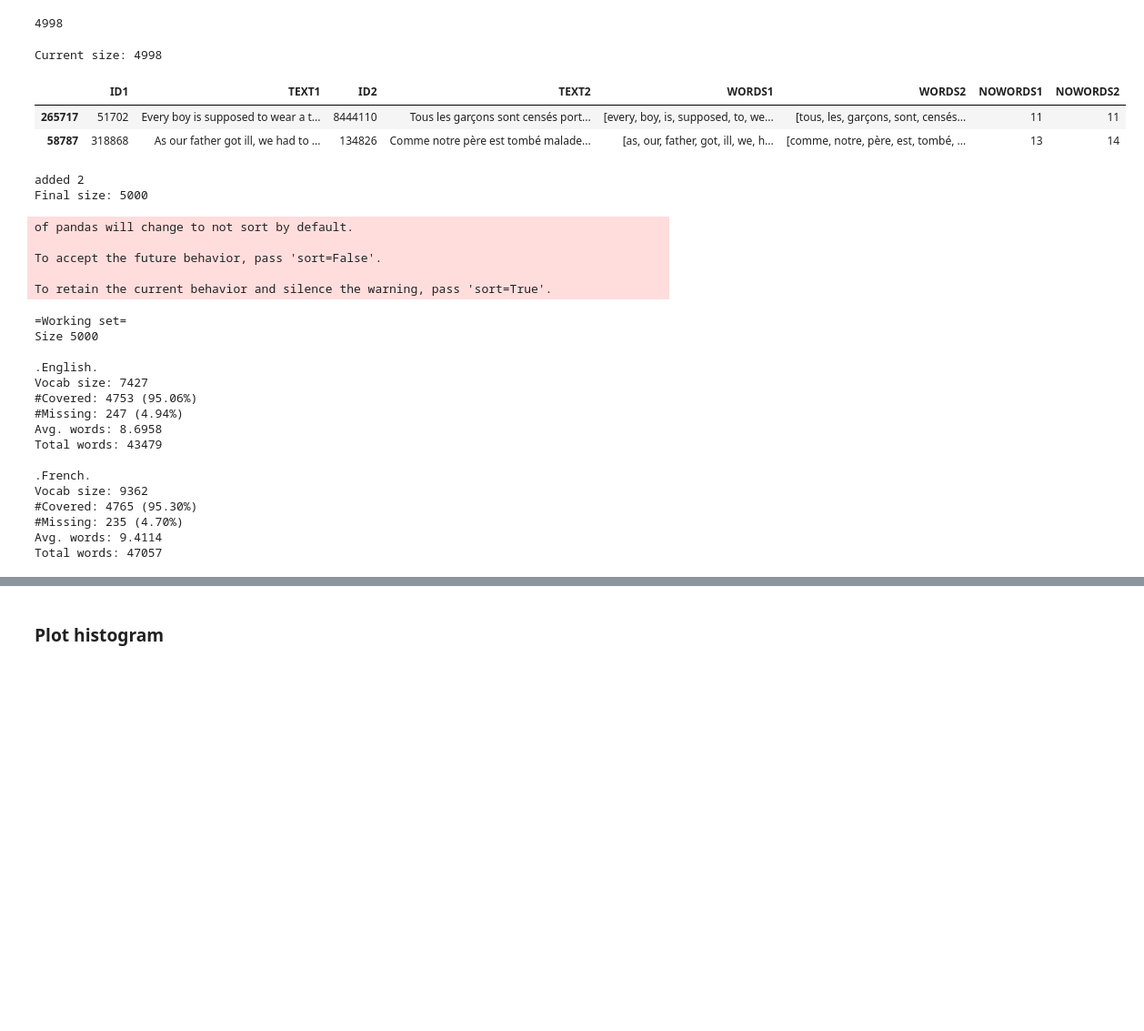
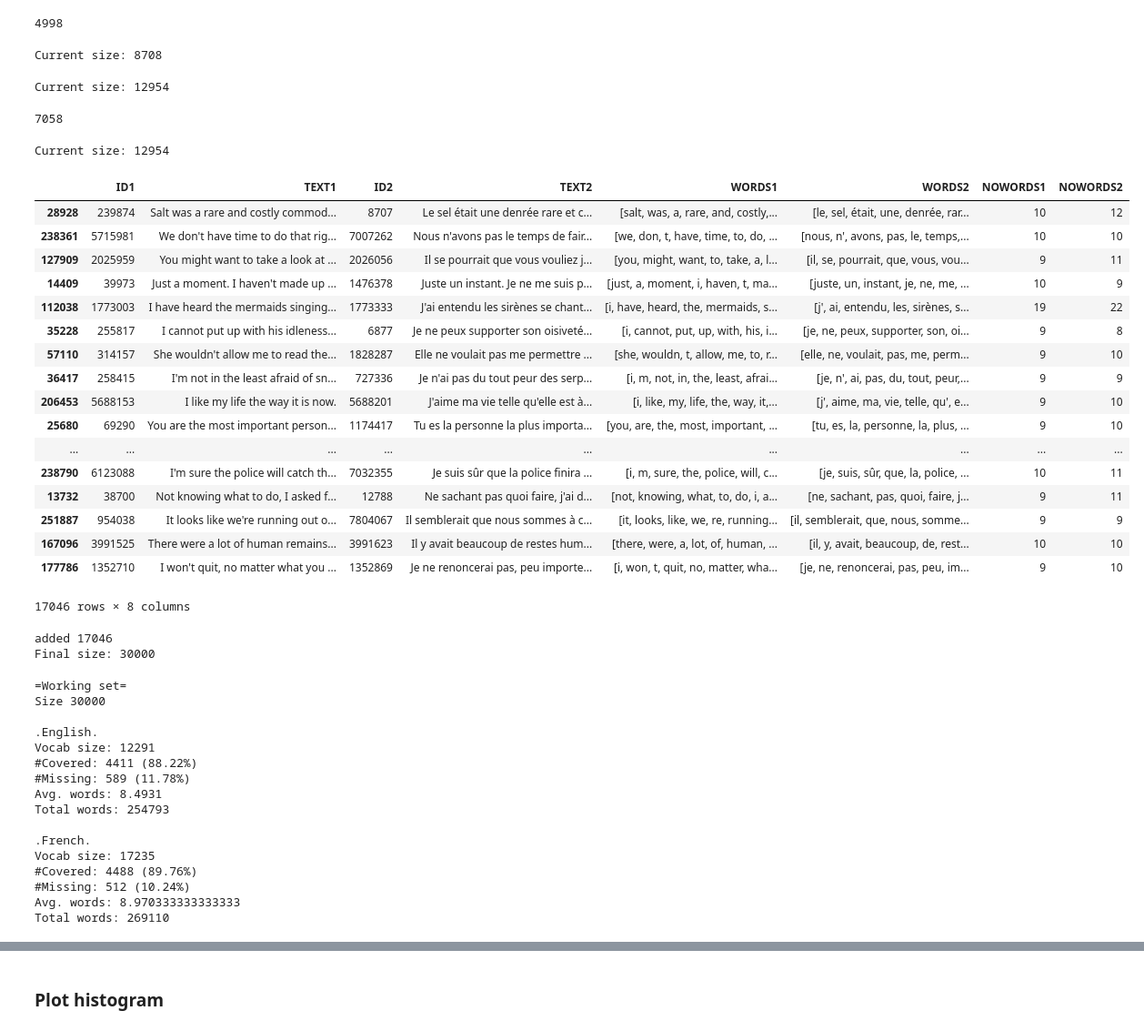
Before and after one commit to alpoktem/corepus-gen, a Jupyter notebook: corpus-generator-v2.ipynb, the cells around one changed output, grey strips where cells are left out. Shown at 91% size. Cells and saved outputs as stored; diff of their text form; code cells hidden in the pictures; blank space fills up the shorter version.

```diff
--- a/corpus-generator-v2.ipynb
+++ b/corpus-generator-v2.ipynb
@@ -314,7 +314,7 @@ stopWords_en = set(stopwords.words('english'))
 stopWords_fr = set(stopwords.words('french'))
 tqdm.pandas()
 # %%
-set_size_to_reach = 5000
+set_size_to_reach = 30000
 # %%
 # Choose universal set to pick from
 universal = enfr.copy()
@@ -347,7 +350,7 @@ print(len(working_set))
 # %%
 # Fill-in with vocabulary coverage (English)
 for w in tqdm(opus_vocab_en["WORD"]):
-    if w not in stopWords_en and w not in working_vocab_en:
+    if w not in stopWords_en:# and w not in working_vocab_en:
         #find sentences containing the word
         m = bigset["WORDS1"].apply(lambda x:w in x)
 
@@ -377,10 +380,12 @@ for w in tqdm(opus_vocab_en["WORD"]):
             couldnt_find_word_en.append(w)
 
 print("Current size:", len(working_set))
+# %% [output]
+Current size: 8708
 # %%
 # Fill-in with vocabulary coverage (French)
 for w in tqdm(opus_vocab_fr["WORD"]):
-    if w not in stopWords_fr and w not in working_vocab_fr:
+    if w not in stopWords_fr:# and w not in working_vocab_fr:
         #find sentences containing the word
         m = bigset["WORDS2"].apply(lambda x:w in x)
 
@@ -408,25 +413,46 @@ for w in tqdm(opus_vocab_fr["WORD"]):
             couldnt_find_word_fr.append(w)
 
 print("Current size:", len(working_set))
+# %% [output]
+Current size: 12954
+# %%
+len(fillin_sample)
+# %% [output]
+7058
 # %%
 #fill in random (long) sentences
 print("Current size:", len(working_set))
 
-fillin_sample = bigset[bigset["NOWORDS1"] > 10]
+fillin_sample = bigset[bigset["NOWORDS1"] > 8]
 
 fillin_sample = fillin_sample.loc[fillin_sample.index.difference(working_set.index)]
 duplicated = list(working_set[working_set["ID1"].isin(list(fillin_sample["ID1"].values))]["ID1"].values)
 fillin_sample = fillin_sample[~fillin_sample["ID1"].isin(duplicated)]
 duplicated = list(working_set[working_set["ID2"].isin(list(fillin_sample["ID2"].values))]["ID2"].values)
 fillin_sample = fillin_sample[~fillin_sample["ID2"].isin(duplicated)]
 
 fillin_sample = fillin_sample.sample(set_size_to_reach - len(working_set))
 fillin_sample
 # %% [output]
-Current size: 4998
+Current size: 12954
 |  | ID1 | TEXT1 | ID2 | TEXT2 | WORDS1 | WORDS2 | NOWORDS1 | NOWORDS2 |
-| 265717 | 51702 | Every boy is supposed to wear a t... | 8444110 | Tous les garçons sont censés port... | [every, boy, is, supposed, to, we... | [tous, les, garçons, sont, censés... | 11 | 11 |
-| 58787 | 318868 | As our father got ill, we had to ... | 134826 | Comme notre père est tombé malade... | [as, our, father, got, ill, we, h... | [comme, notre, père, est, tombé, ... | 13 | 14 |
+| 28928 | 239874 | Salt was a rare and costly commod... | 8707 | Le sel était une denrée rare et c... | [salt, was, a, rare, and, costly,... | [le, sel, était, une, denrée, rar... | 10 | 12 |
+| 238361 | 5715981 | We don't have time to do that rig... | 7007262 | Nous n'avons pas le temps de fair... | [we, don, t, have, time, to, do, ... | [nous, n', avons, pas, le, temps,... | 10 | 10 |
+| 127909 | 2025959 | You might want to take a look at ... | 2026056 | Il se pourrait que vous vouliez j... | [you, might, want, to, take, a, l... | [il, se, pourrait, que, vous, vou... | 9 | 11 |
+| 14409 | 39973 | Just a moment. I haven't made up ... | 1476378 | Juste un instant. Je ne me suis p... | [just, a, moment, i, haven, t, ma... | [juste, un, instant, je, ne, me, ... | 10 | 9 |
+| 112038 | 1773003 | I have heard the mermaids singing... | 1773333 | J'ai entendu les sirènes se chant... | [i, have, heard, the, mermaids, s... | [j', ai, entendu, les, sirènes, s... | 19 | 22 |
+| 35228 | 255817 | I cannot put up with his idleness... | 6877 | Je ne peux supporter son oisiveté... | [i, cannot, put, up, with, his, i... | [je, ne, peux, supporter, son, oi... | 9 | 8 |
+| 57110 | 314157 | She wouldn't allow me to read the... | 1828287 | Elle ne voulait pas me permettre ... | [she, wouldn, t, allow, me, to, r... | [elle, ne, voulait, pas, me, perm... | 9 | 10 |
+| 36417 | 258415 | I'm not in the least afraid of sn... | 727336 | Je n'ai pas du tout peur des serp... | [i, m, not, in, the, least, afrai... | [je, n', ai, pas, du, tout, peur,... | 9 | 9 |
+| 206453 | 5688153 | I like my life the way it is now. | 5688201 | J'aime ma vie telle qu'elle est à... | [i, like, my, life, the, way, it,... | [j', aime, ma, vie, telle, qu', e... | 9 | 10 |
+| 25680 | 69290 | You are the most important person... | 1174417 | Tu es la personne la plus importa... | [you, are, the, most, important, ... | [tu, es, la, personne, la, plus, ... | 9 | 10 |
+| ... | ... | ... | ... | ... | ... | ... | ... | ... |
+| 238790 | 6123088 | I'm sure the police will catch th... | 7032355 | Je suis sûr que la police finira ... | [i, m, sure, the, police, will, c... | [je, suis, sûr, que, la, police, ... | 10 | 11 |
+| 13732 | 38700 | Not knowing what to do, I asked f... | 12788 | Ne sachant pas quoi faire, j'ai d... | [not, knowing, what, to, do, i, a... | [ne, sachant, pas, quoi, faire, j... | 9 | 11 |
+| 251887 | 954038 | It looks like we're running out o... | 7804067 | Il semblerait que nous sommes à c... | [it, looks, like, we, re, running... | [il, semblerait, que, nous, somme... | 9 | 9 |
+| 167096 | 3991525 | There were a lot of human remains... | 3991623 | Il y avait beaucoup de restes hum... | [there, were, a, lot, of, human, ... | [il, y, avait, beaucoup, de, rest... | 10 | 10 |
+| 177786 | 1352710 | I won't quit, no matter what you ... | 1352869 | Je ne renoncerai pas, peu importe... | [i, won, t, quit, no, matter, wha... | [je, ne, renoncerai, pas, peu, im... | 9 | 10 |
+17046 rows × 8 columns
 # %%
 #Add fillin sample
 working_set = pd.concat([working_set, fillin_sample])
@@ -434,13 +460,8 @@ working_set = pd.concat([working_set, fillin_sample])
 print("added", len(fillin_sample))
 print("Final size:", len(working_set))
 # %% [output]
-added 2
-Final size: 5000
+added 17046
+Final size: 30000
-of pandas will change to not sort by default.
-
-To accept the future behavior, pass 'sort=False'.
-
-To retain the current behavior and silence the warning, pass 'sort=True'.
 # %%
 print("=Working set=")
 s = working_set
@@ -466,20 +487,20 @@ print("Avg. words:", word_counts.mean())
 print("Total words:", word_counts.sum())
 # %% [output]
 =Working set=
-Size 5000
+Size 30000
 
 .English.
-Vocab size: 7427
-#Covered: 4753 (95.06%)
-#Missing: 247 (4.94%)
-Avg. words: 8.6958
-Total words: 43479
+Vocab size: 12291
+#Covered: 4411 (88.22%)
+#Missing: 589 (11.78%)
+Avg. words: 8.4931
+Total words: 254793
 
 .French.
-Vocab size: 9362
-#Covered: 4765 (95.30%)
-#Missing: 235 (4.70%)
-Avg. words: 9.4114
-Total words: 47057
+Vocab size: 17235
+#Covered: 4488 (89.76%)
+#Missing: 512 (10.24%)
+Avg. words: 8.970333333333333
+Total words: 269110
 # %%
 #Save to files
```
Also changed, not shown: parts of 9 cells of this notebook, 1 other file.
